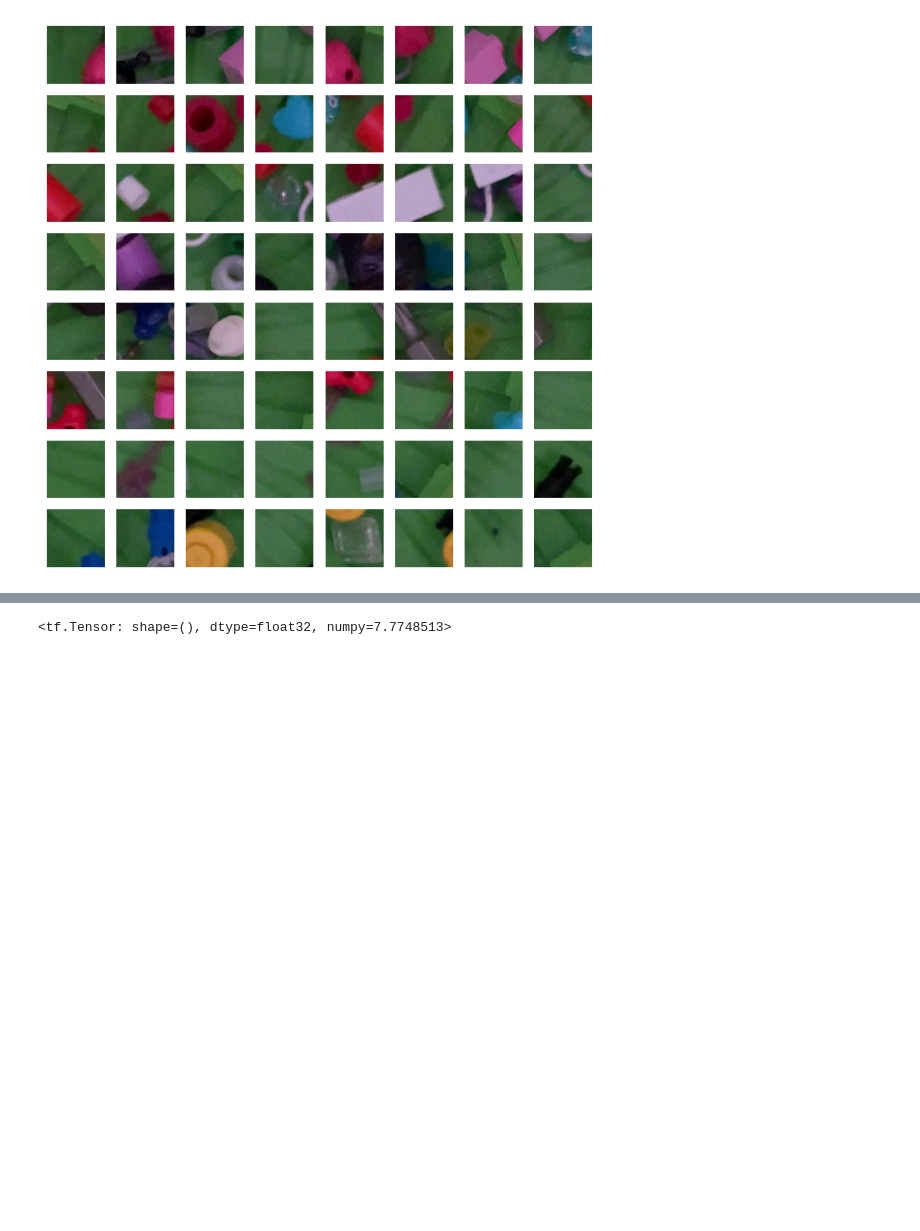
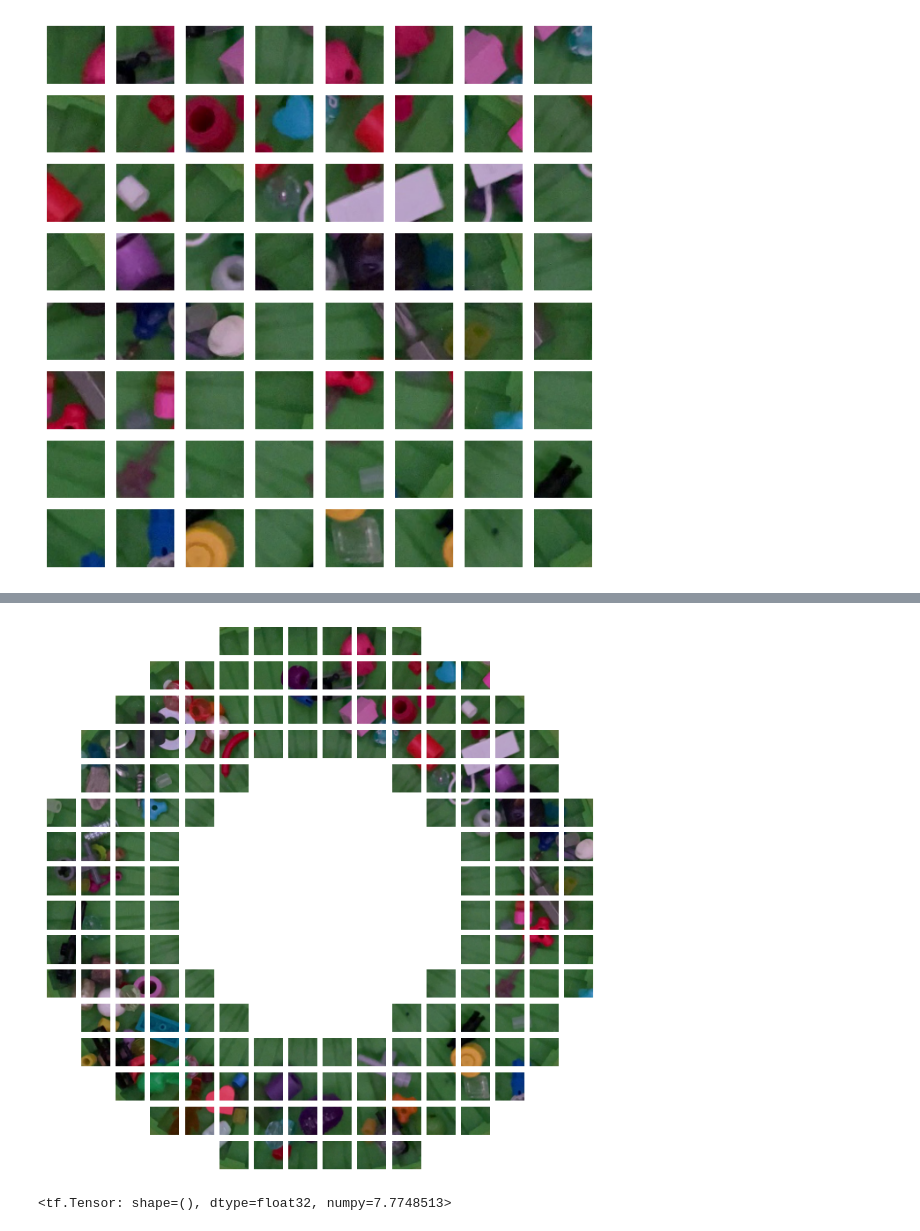
Before and after one commit to circularmachines/batch_indexing_machine, a Jupyter notebook: Train_foundation_model.ipynb, the cells around one changed output, grey strips where cells are left out. Drawn from its saved outputs; the diff is of its cells as text; code cells hidden in the pictures; blank space fills up the shorter version.

```diff
--- a/Train_foundation_model.ipynb
+++ b/Train_foundation_model.ipynb
@@ -374,3 +298,29 @@ target visible:
+# %%
+def show_donut(p):
+  g=image_size//patch_size
+  fig = plt.figure(figsize=(8, 8))
+  columns = g
+  rows = g
+
+  j=0
+  for i in range(g*g):
+    if i in keep:
+      img=p[angle_sort_inv[j]]
+      j+=1
+    else:
+      img=np.ones((patch_size,patch_size,3))
+
+    fig.add_subplot(rows, columns, i+1)
+    plt.imshow(img)
+    plt.axis('off')
+
+
+
+  plt.show()
+
+show_donut(batch[0:n_patches])
+# %% [output]
+[figure, added]
 # %%
 
 
```
Also changed, not shown: parts of 23 cells of this notebook.
